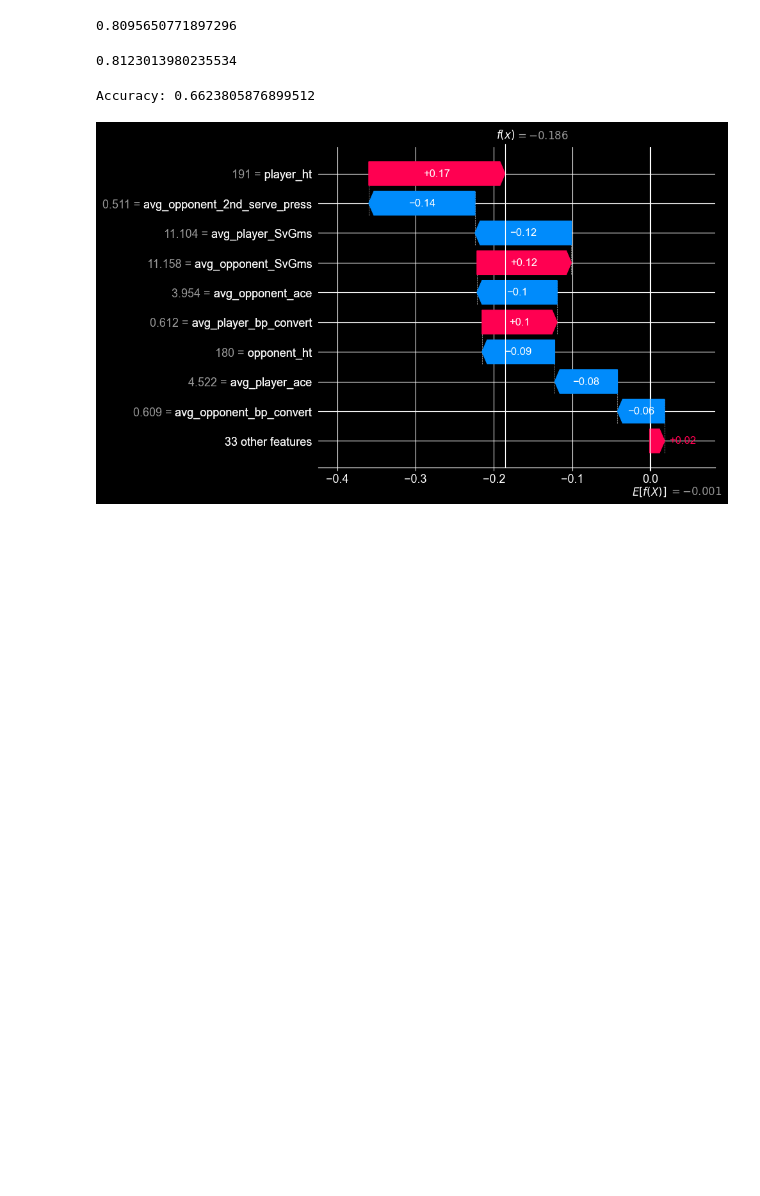
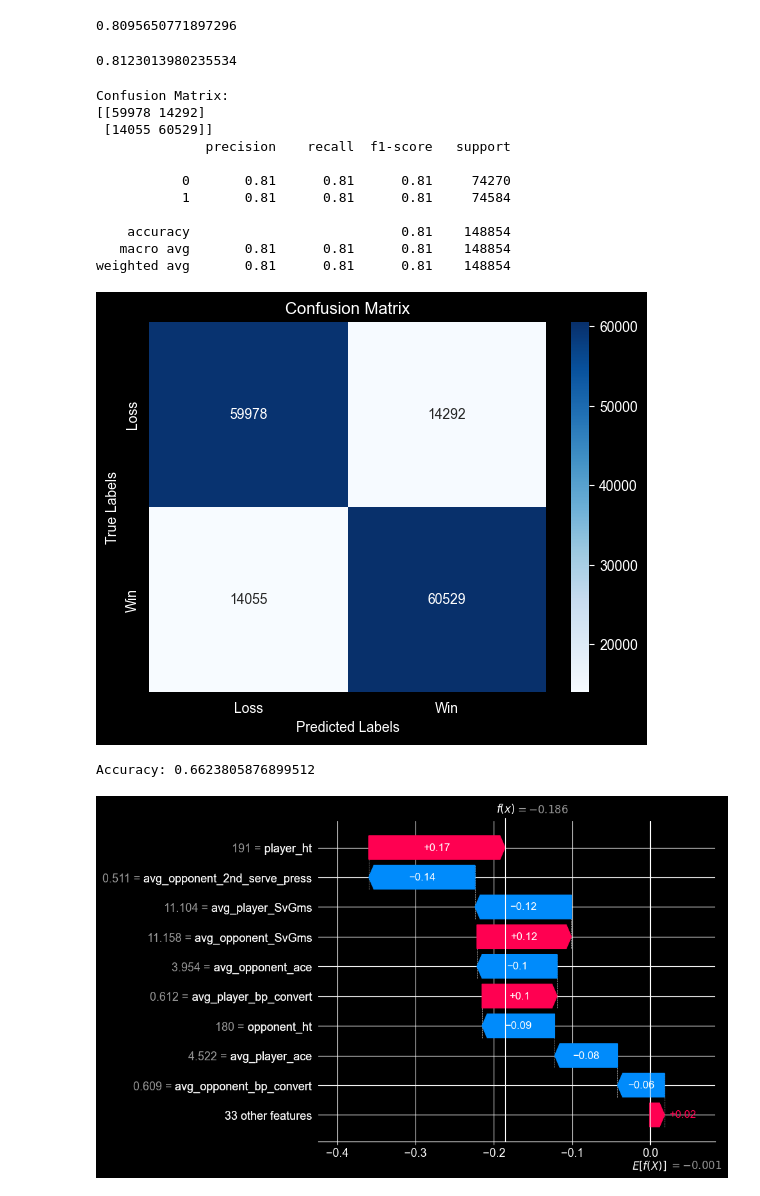
Before and after one commit to kuuma-sse/Tennis_Predictor, a Jupyter notebook: Xgboost Build.ipynb, the cells around one changed output. Cells and saved outputs as stored; diff of their text form; code cells hidden in the pictures; blank space fills up the shorter version.

Commit message:
Confusion Matrix added for XGBoost

```diff
--- a/Xgboost Build.ipynb
+++ b/Xgboost Build.ipynb
@@ -279,3 +279,4 @@ params = {'objective' : 'binary:logistic',
 
 xgb = XGBClassifier(**params)
 xgb.fit(X_train, y_train)
+y_xgb_pred = xgb.predict(X_test)
@@ -299,6 +288,36 @@ xgb.score(X_test, y_test)
 xgb.score(X_train, y_train)
 # %% [output]
 0.8123013980235534
+# %%
+from sklearn.metrics import confusion_matrix, classification_report
+import seaborn as sns
+import matplotlib.pyplot as plt
+
+cm = confusion_matrix(y_test, y_xgb_pred)
+print("Confusion Matrix:")
+print(cm)
+print(classification_report(y_test, y_xgb_pred))
+
+ax = sns.heatmap(cm, annot=True, fmt='d', cmap='Blues')
+plt.xlabel('Predicted Labels')
+plt.ylabel('True Labels')
+plt.title('Confusion Matrix')
+ax.set_xticklabels(['Loss', 'Win'])
+ax.set_yticklabels(['Loss', 'Win'])
+plt.show()
+# %% [output]
+Confusion Matrix:
+[[59978 14292]
+ [14055 60529]]
+              precision    recall  f1-score   support
+
+           0       0.81      0.81      0.81     74270
+           1       0.81      0.81      0.81     74584
+
+    accuracy                           0.81    148854
+   macro avg       0.81      0.81      0.81    148854
+weighted avg       0.81      0.81      0.81    148854
+[figure, added]
 # %%
 #SVM implementation
 
```
Also changed, not shown: parts of 2 cells of this notebook, 1 other file.
